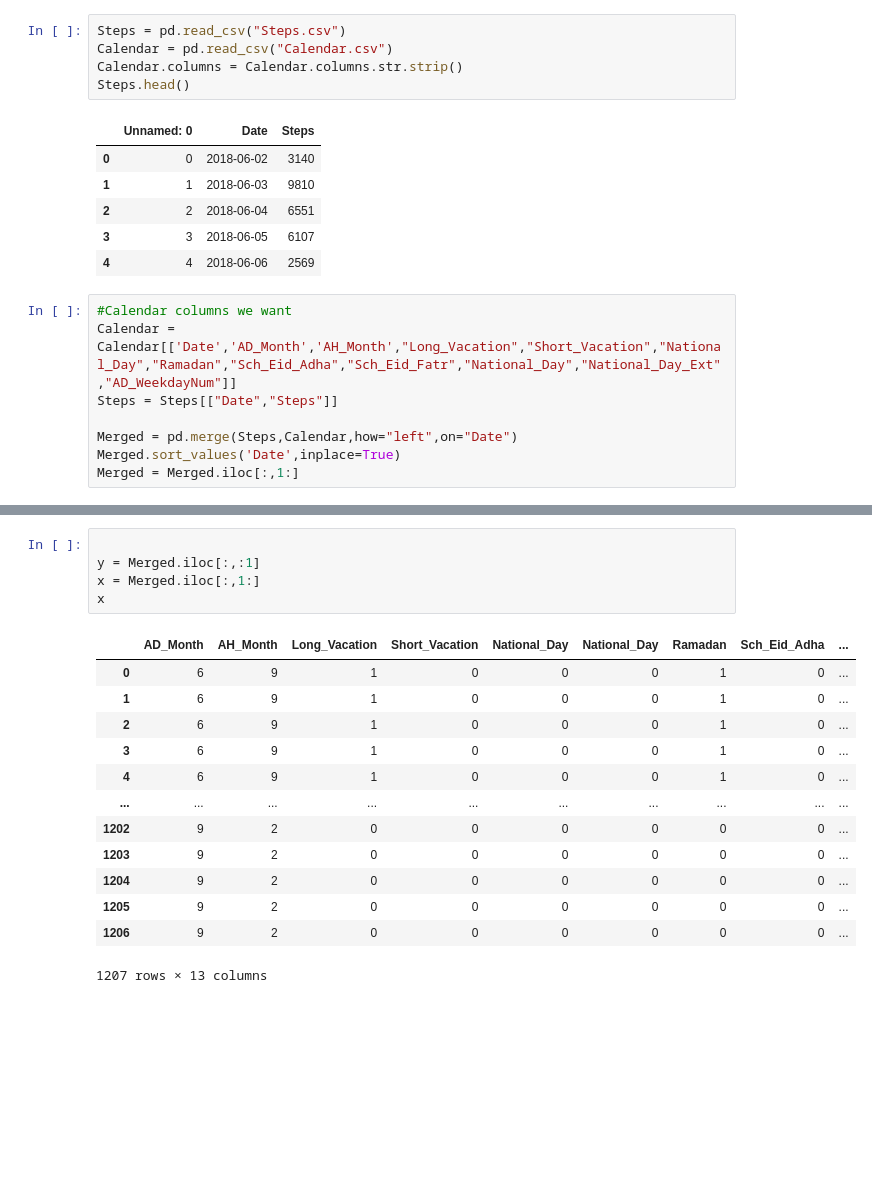
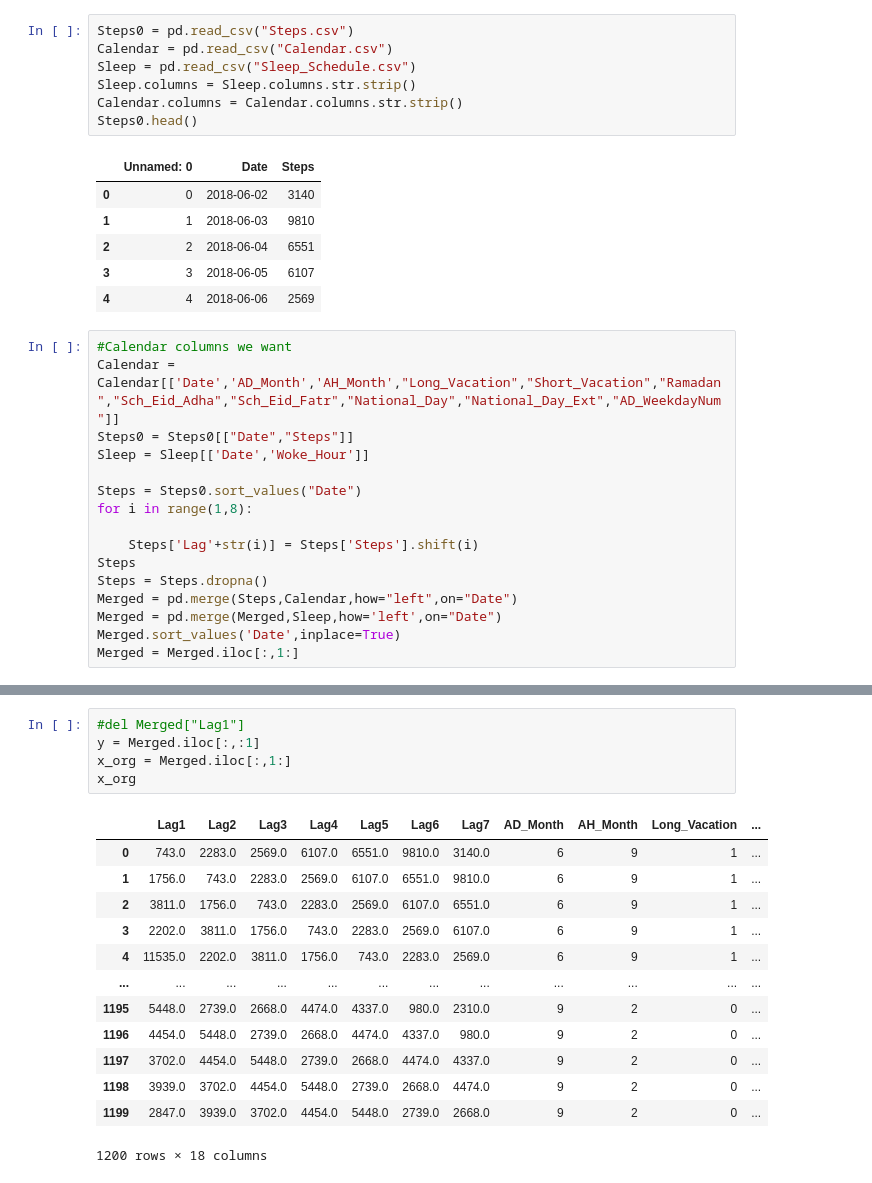
Before and after one commit to ibalzuhairi/ML-Regression-Physical-Activity, a Jupyter notebook: Merging.ipynb, the cells around one changed output, grey strips where cells are left out. Cells and saved outputs as stored; diff of their text form; blank space fills up the shorter version.

```diff
--- a/Merging.ipynb
+++ b/Merging.ipynb
@@ -6,10 +6,12 @@ import seaborn as sns
 import matplotlib.pyplot as plt
 %matplotlib inline
 # %%
-Steps = pd.read_csv("Steps.csv")
+Steps0 = pd.read_csv("Steps.csv")
 Calendar = pd.read_csv("Calendar.csv")
+Sleep = pd.read_csv("Sleep_Schedule.csv")
+Sleep.columns = Sleep.columns.str.strip()
 Calendar.columns = Calendar.columns.str.strip()
-Steps.head()
+Steps0.head()
 # %% [output]
 |  | Unnamed: 0 | Date | Steps |
 | 0 | 0 | 2018-06-02 | 3140 |
@@ -19,9 +21,17 @@ Steps.head()
 | 4 | 4 | 2018-06-06 | 2569 |
 # %%
 #Calendar columns we want
-Calendar = Calendar[['Date','AD_Month','AH_Month',"Long_Vacation","Short_Vacation","National_Day","Ramadan","Sch_Eid_Adha","Sch_Eid_Fatr","National_Day","National_Day_Ext","AD_WeekdayNum"]]
-Steps = Steps[["Date","Steps"]]
+Calendar = Calendar[['Date','AD_Month','AH_Month',"Long_Vacation","Short_Vacation","Ramadan","Sch_Eid_Adha","Sch_Eid_Fatr","National_Day","National_Day_Ext","AD_WeekdayNum"]]
+Steps0 = Steps0[["Date","Steps"]]
+Sleep = Sleep[['Date','Woke_Hour']]
 
+Steps = Steps0.sort_values("Date")
+for i in range(1,8):
+
+    Steps['Lag'+str(i)] = Steps['Steps'].shift(i)
+Steps
+Steps = Steps.dropna()
 Merged = pd.merge(Steps,Calendar,how="left",on="Date")
+Merged = pd.merge(Merged,Sleep,how='left',on="Date")
 Merged.sort_values('Date',inplace=True)
 Merged = Merged.iloc[:,1:]
@@ -33,22 +87,22 @@ ValueError: could not broadcast input array from shape (1207) into shape (4)
 # %%
-
+#del Merged["Lag1"]
 y = Merged.iloc[:,:1]
-x = Merged.iloc[:,1:]
-x
+x_org = Merged.iloc[:,1:]
+x_org
 # %% [output]
-|  | AD_Month | AH_Month | Long_Vacation | Short_Vacation | National_Day | National_Day | Ramadan | Sch_Eid_Adha | ... |
-| 0 | 6 | 9 | 1 | 0 | 0 | 0 | 1 | 0 | ... |
-| 1 | 6 | 9 | 1 | 0 | 0 | 0 | 1 | 0 | ... |
-| 2 | 6 | 9 | 1 | 0 | 0 | 0 | 1 | 0 | ... |
-| 3 | 6 | 9 | 1 | 0 | 0 | 0 | 1 | 0 | ... |
-| 4 | 6 | 9 | 1 | 0 | 0 | 0 | 1 | 0 | ... |
-| ... | ... | ... | ... | ... | ... | ... | ... | ... | ... |
-| 1202 | 9 | 2 | 0 | 0 | 0 | 0 | 0 | 0 | ... |
-| 1203 | 9 | 2 | 0 | 0 | 0 | 0 | 0 | 0 | ... |
-| 1204 | 9 | 2 | 0 | 0 | 0 | 0 | 0 | 0 | ... |
-| 1205 | 9 | 2 | 0 | 0 | 0 | 0 | 0 | 0 | ... |
-| 1206 | 9 | 2 | 0 | 0 | 0 | 0 | 0 | 0 | ... |
+|  | Lag1 | Lag2 | Lag3 | Lag4 | Lag5 | Lag6 | Lag7 | AD_Month | AH_Month | Long_Vacation | ... |
+| 0 | 743.0 | 2283.0 | 2569.0 | 6107.0 | 6551.0 | 9810.0 | 3140.0 | 6 | 9 | 1 | ... |
+| 1 | 1756.0 | 743.0 | 2283.0 | 2569.0 | 6107.0 | 6551.0 | 9810.0 | 6 | 9 | 1 | ... |
+| 2 | 3811.0 | 1756.0 | 743.0 | 2283.0 | 2569.0 | 6107.0 | 6551.0 | 6 | 9 | 1 | ... |
+| 3 | 2202.0 | 3811.0 | 1756.0 | 743.0 | 2283.0 | 2569.0 | 6107.0 | 6 | 9 | 1 | ... |
+| 4 | 11535.0 | 2202.0 | 3811.0 | 1756.0 | 743.0 | 2283.0 | 2569.0 | 6 | 9 | 1 | ... |
+| ... | ... | ... | ... | ... | ... | ... | ... | ... | ... | ... | ... |
+| 1195 | 5448.0 | 2739.0 | 2668.0 | 4474.0 | 4337.0 | 980.0 | 2310.0 | 9 | 2 | 0 | ... |
+| 1196 | 4454.0 | 5448.0 | 2739.0 | 2668.0 | 4474.0 | 4337.0 | 980.0 | 9 | 2 | 0 | ... |
+| 1197 | 3702.0 | 4454.0 | 5448.0 | 2739.0 | 2668.0 | 4474.0 | 4337.0 | 9 | 2 | 0 | ... |
+| 1198 | 3939.0 | 3702.0 | 4454.0 | 5448.0 | 2739.0 | 2668.0 | 4474.0 | 9 | 2 | 0 | ... |
+| 1199 | 2847.0 | 3939.0 | 3702.0 | 4454.0 | 5448.0 | 2739.0 | 2668.0 | 9 | 2 | 0 | ... |
-1207 rows × 13 columns
+1200 rows × 18 columns
 # %%
 import statsmodels.api as sm
 import statsmodels.formula.api as smf
```
Also changed, not shown: parts of 11 cells of this notebook, 2 other files.
